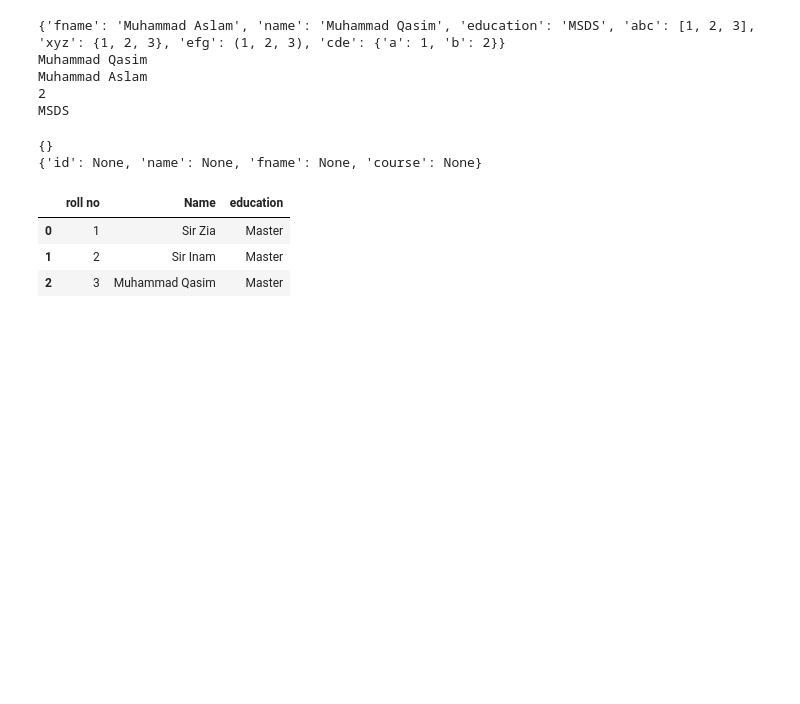
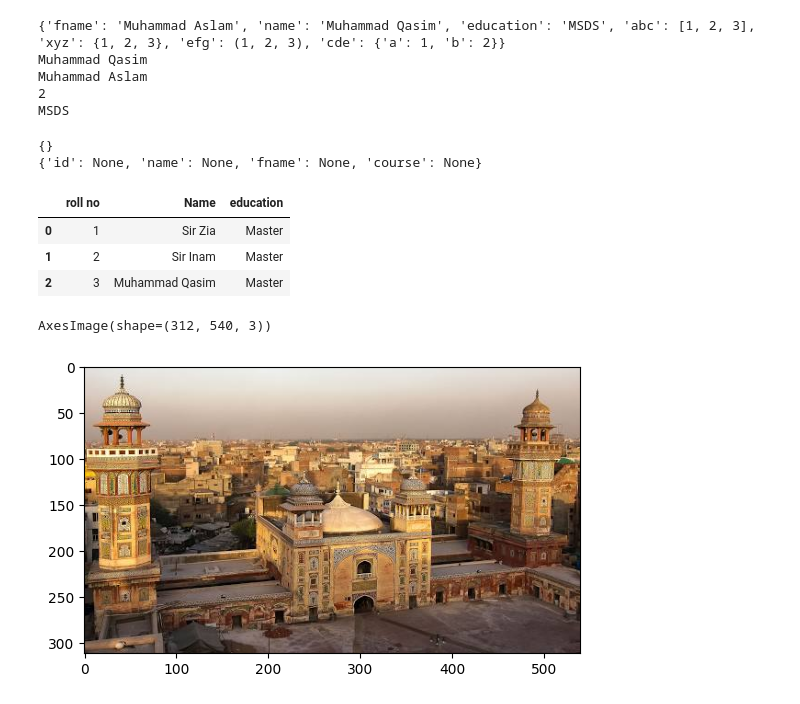
Before and after one commit to salmanahmed221/Python-learning, a Jupyter notebook: prac.ipynb, the cells around one changed output. Saved outputs shown, nothing was run; the diff lists cells and outputs as text; code cells hidden in the pictures; blank space fills up the shorter version.

```diff
--- a/prac.ipynb
+++ b/prac.ipynb
@@ -56,3 +56,14 @@ df
 | 0 | 1 | Sir Zia | Master |
 | 1 | 2 | Sir Inam | Master |
 | 2 | 3 | Muhammad Qasim | Master |
+# %%
+import matplotlib.pyplot as plt
+import matplotlib.image as mpimg
+
+
+img = mpimg.imread("img1.jpeg")  # covert into numpy array
+
+print(plt.imshow(img))
+# %% [output]
+AxesImage(shape=(312, 540, 3))
+[figure, added]
```
Also changed, not shown: 10 other files.
